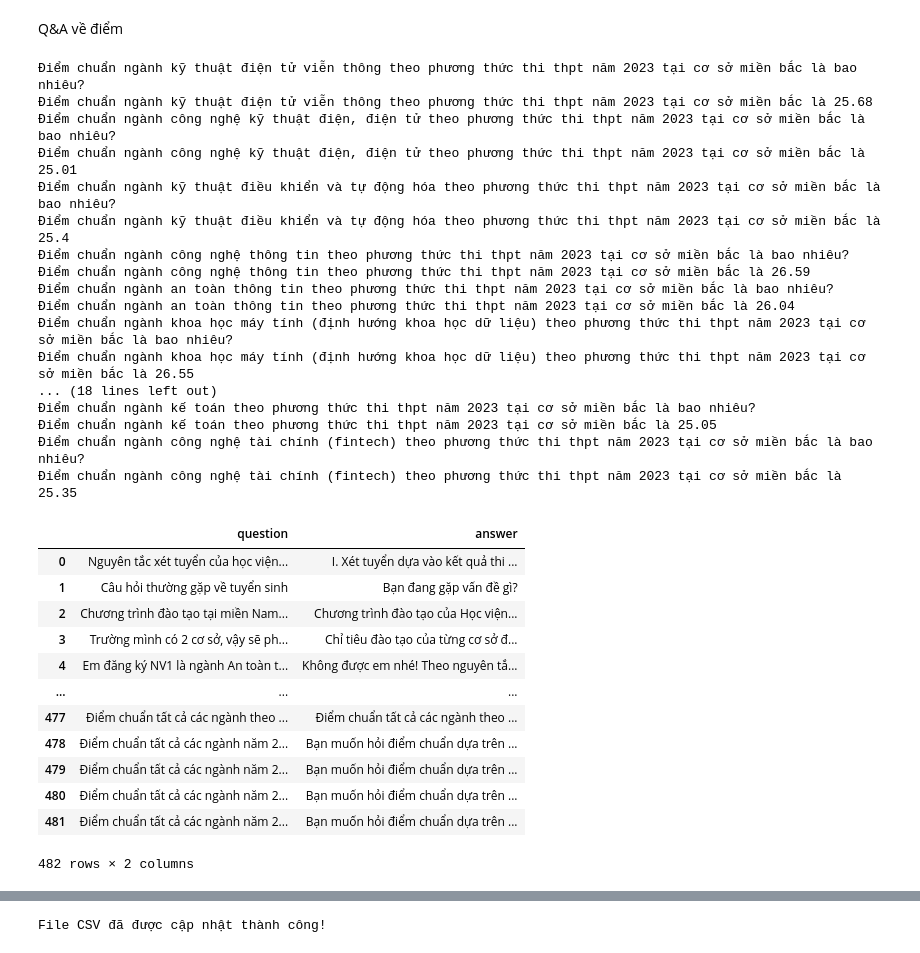
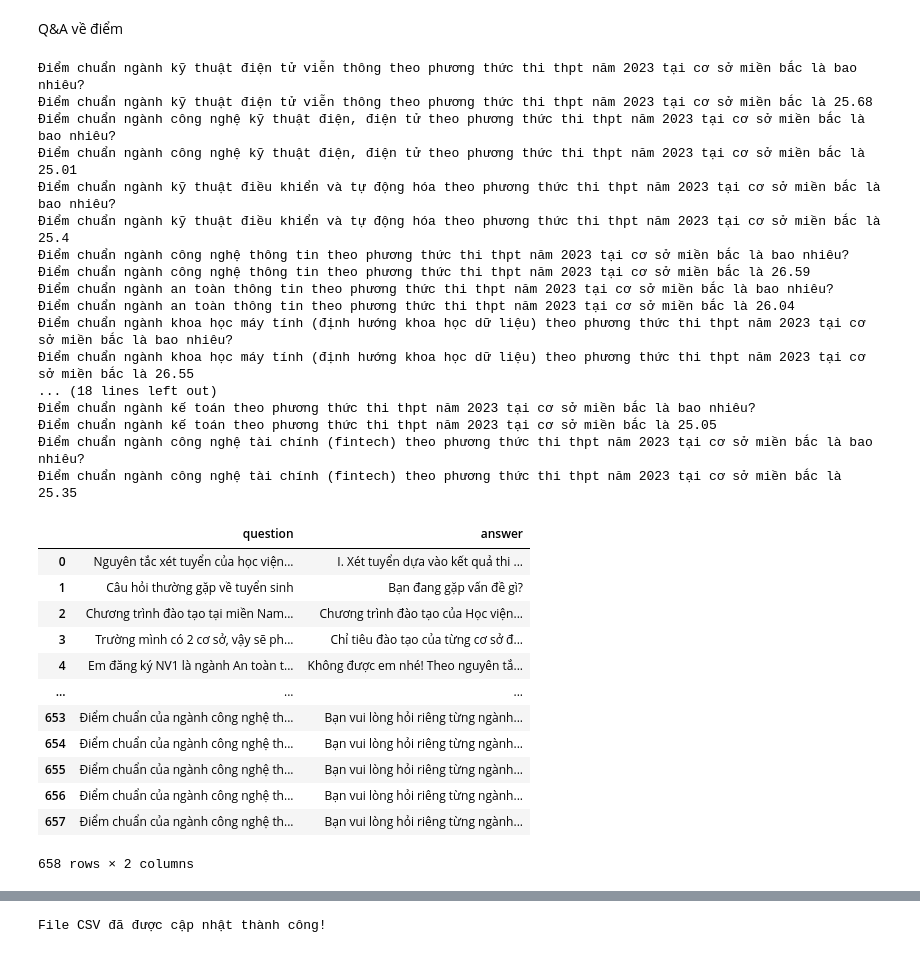
Before and after one commit to NguyenVanDuc0405/retrieval_chatbots, a Jupyter notebook: preprocess.ipynb, the cells around one changed output, grey strips where cells are left out. Drawn from its saved outputs; the diff is of its cells as text; code cells hidden in the pictures.

```diff
--- a/preprocess.ipynb
+++ b/preprocess.ipynb
@@ -81,7 +81,7 @@ import pandas as pd
 
 # Đọc file JSON
 df = pd.read_json('data\\tuyensinh_2024\\hoc_bong.json')
-q2 = "Học Viện có bao nhiêu loại học bổng"
+q2 = "Học viện có bao nhiêu loại học bổng"
 a2 = "Có 3 loại học bổng là: học bổng đặc biệt, học bổng toàn phần và học bổng cho thí sinh đạt thành tích cao"
 data['question'].append(q2)
 data['answer'].append(a2)
@@ -795,6 +871,13 @@ for id in ids:
             print("Câu trả lời:" + "\n" + a19)
             data['question'].append(q19)
             data['answer'].append(a19)
+
+            q19 = "Học phí của " + datajson['titleMajor'] +" năm 2024 là bao nhiêu?"
+            a19 = datajson['titleMajor'] + " có " + datajson['hocPhi'].lower()
+            print("Câu hỏi:" + "\n" +q19)
+            print("Câu trả lời:" + "\n" + a19)
+            data['question'].append(q19)
+            data['answer'].append(a19)
     else:
         print(f"File {filename} không tồn tại.")
 
@@ -868,7 +951,7 @@ data['question'].append(q2)
 data['answer'].append(a2.rstrip())
 
 q3 = "Điểm chuẩn tất cả các ngành năm 2021?"
-a3 = "Bạn muốn hỏi điểm chuẩn dựa trên phương thức xét tuyển nào, cơ sở miền bắc hay nam? Ví dụ về phương thức xét tuyển như xét tuyển kết hợp, thi thpt."
+a3 = "Bạn muốn hỏi điểm chuẩn dựa trên phương thức xét tuyển nào, cơ sở miền bắc hay nam? Ví dụ về phương thức xét tuyển như xét tuyển kết hợp, thi thpt, đánh giá năng lực, đánh giá tư duy."
 data['question'].append(q3)
 data['answer'].append(a3.rstrip())
 
@@ -877,39 +960,86 @@ a4 = "Bạn muốn hỏi điểm chuẩn dựa trên phương thức xét tuyể
 data['question'].append(q4)
 data['answer'].append(a4.rstrip())
 
+q4 = "Điểm chuẩn tất cả các ngành?"
+a4 = "Bạn muốn hỏi điểm chuẩn của năm nào, dựa trên phương thức xét tuyển nào, cơ sở miền bắc hay nam? Ví dụ về phương thức xét tuyển như xét tuyển kết hợp, thi thpt, đánh giá năng lực, đánh giá tư duy."
+data['question'].append(q4)
+data['answer'].append(a4.rstrip())
+
+q4 = "Điểm chuẩn các ngành của học viện?"
+a4 = "Bạn muốn hỏi điểm chuẩn của năm nào, dựa trên phương thức xét tuyển nào, cơ sở miền bắc hay nam? Ví dụ về phương thức xét tuyển như xét tuyển kết hợp, thi thpt, đánh giá năng lực, đánh giá tư duy."
+data['question'].append(q4)
+data['answer'].append(a4.rstrip())
+
+q4 = "Các ngành và điểm chuẩn tại cơ sở miền bắc?"
+a4 = "Bạn muốn hỏi điểm chuẩn của năm nào, dựa trên phương thức xét tuyển nào? Ví dụ về phương thức xét tuyển như xét tuyển kết hợp, thi thpt, đánh giá năng lực, đánh giá tư duy."
+data['question'].append(q4)
+data['answer'].append(a4.rstrip())
+
+q4 = "Các ngành và điểm chuẩn tại cơ sở miền nam?"
+a4 = "Bạn muốn hỏi điểm chuẩn của năm nào, dựa trên phương thức xét tuyển nào? Ví dụ về phương thức xét tuyển như xét tuyển kết hợp, thi thpt, đánh giá năng lực, đánh giá tư duy."
+data['question'].append(q4)
+data['answer'].append(a4.rstrip())
+
+q4 = "Điểm chuẩn của ngành công nghệ thông tin và an toàn thông tin là bao nhiêu?"
+a4 = "Bạn vui lòng hỏi riêng từng ngành một!"
+data['question'].append(q4)
+data['answer'].append(a4.rstrip())
+
+q4 = "Điểm chuẩn của ngành công nghệ thông tin và an toàn thông tin năm 2024 là bao nhiêu?"
+a4 = "Bạn vui lòng hỏi riêng từng ngành một!"
+data['question'].append(q4)
+data['answer'].append(a4.rstrip())
+
+q4 = "Điểm chuẩn của ngành công nghệ thông tin và an toàn thông tin năm 2023 là bao nhiêu?"
+a4 = "Bạn vui lòng hỏi riêng từng ngành một!"
+data['question'].append(q4)
+data['answer'].append(a4.rstrip())
+
+q4 = "Điểm chuẩn của ngành công nghệ thông tin và an toàn thông tin năm 2022 là bao nhiêu?"
+a4 = "Bạn vui lòng hỏi riêng từng ngành một!"
+data['question'].append(q4)
+data['answer'].append(a4.rstrip())
+
+q4 = "Điểm chuẩn của ngành công nghệ thông tin và an toàn thông tin năm 2021 là bao nhiêu?"
+a4 = "Bạn vui lòng hỏi riêng từng ngành một!"
+data['question'].append(q4)
+data['answer'].append(a4.rstrip())
+
+
+
 data_frame = pd.DataFrame(data)
 data_frame
 # %% [output]
 Điểm chuẩn ngành kỹ thuật điện tử viễn thông theo phương thức thi thpt năm 2023 tại cơ sở miền bắc là bao nhiêu?
 Điểm chuẩn ngành kỹ thuật điện tử viễn thông theo phương thức thi thpt năm 2023 tại cơ sở miền bắc là 25.68
 Điểm chuẩn ngành công nghệ kỹ thuật điện, điện tử theo phương thức thi thpt năm 2023 tại cơ sở miền bắc là bao nhiêu?
 Điểm chuẩn ngành công nghệ kỹ thuật điện, điện tử theo phương thức thi thpt năm 2023 tại cơ sở miền bắc là 25.01
 Điểm chuẩn ngành kỹ thuật điều khiển và tự động hóa theo phương thức thi thpt năm 2023 tại cơ sở miền bắc là bao nhiêu?
 Điểm chuẩn ngành kỹ thuật điều khiển và tự động hóa theo phương thức thi thpt năm 2023 tại cơ sở miền bắc là 25.4
 Điểm chuẩn ngành công nghệ thông tin theo phương thức thi thpt năm 2023 tại cơ sở miền bắc là bao nhiêu?
 Điểm chuẩn ngành công nghệ thông tin theo phương thức thi thpt năm 2023 tại cơ sở miền bắc là 26.59
 Điểm chuẩn ngành an toàn thông tin theo phương thức thi thpt năm 2023 tại cơ sở miền bắc là bao nhiêu?
 Điểm chuẩn ngành an toàn thông tin theo phương thức thi thpt năm 2023 tại cơ sở miền bắc là 26.04
 Điểm chuẩn ngành khoa học máy tính (định hướng khoa học dữ liệu) theo phương thức thi thpt năm 2023 tại cơ sở miền bắc là bao nhiêu?
 Điểm chuẩn ngành khoa học máy tính (định hướng khoa học dữ liệu) theo phương thức thi thpt năm 2023 tại cơ sở miền bắc là 26.55
 ... (18 lines left out)
 Điểm chuẩn ngành kế toán theo phương thức thi thpt năm 2023 tại cơ sở miền bắc là bao nhiêu?
 Điểm chuẩn ngành kế toán theo phương thức thi thpt năm 2023 tại cơ sở miền bắc là 25.05
 Điểm chuẩn ngành công nghệ tài chính (fintech) theo phương thức thi thpt năm 2023 tại cơ sở miền bắc là bao nhiêu?
 Điểm chuẩn ngành công nghệ tài chính (fintech) theo phương thức thi thpt năm 2023 tại cơ sở miền bắc là 25.35
 |  | question | answer |
 | 0 | Nguyên tắc xét tuyển của học viện... | I. Xét tuyển dựa vào kết quả thi ... |
 | 1 | Câu hỏi thường gặp về tuyển sinh | Bạn đang gặp vấn đề gì? |
 | 2 | Chương trình đào tạo tại miền Nam... | Chương trình đào tạo của Học viện... |
 | 3 | Trường mình có 2 cơ sở, vậy sẽ ph... | Chỉ tiêu đào tạo của từng cơ sở đ... |
 | 4 | Em đăng ký NV1 là ngành An toàn t... | Không được em nhé! Theo nguyên tắ... |
 | ... | ... | ... |
-| 477 | Điểm chuẩn tất cả các ngành theo ... | Điểm chuẩn tất cả các ngành theo ... |
-| 478 | Điểm chuẩn tất cả các ngành năm 2... | Bạn muốn hỏi điểm chuẩn dựa trên ... |
-| 479 | Điểm chuẩn tất cả các ngành năm 2... | Bạn muốn hỏi điểm chuẩn dựa trên ... |
-| 480 | Điểm chuẩn tất cả các ngành năm 2... | Bạn muốn hỏi điểm chuẩn dựa trên ... |
-| 481 | Điểm chuẩn tất cả các ngành năm 2... | Bạn muốn hỏi điểm chuẩn dựa trên ... |
+| 653 | Điểm chuẩn của ngành công nghệ th... | Bạn vui lòng hỏi riêng từng ngành... |
+| 654 | Điểm chuẩn của ngành công nghệ th... | Bạn vui lòng hỏi riêng từng ngành... |
+| 655 | Điểm chuẩn của ngành công nghệ th... | Bạn vui lòng hỏi riêng từng ngành... |
+| 656 | Điểm chuẩn của ngành công nghệ th... | Bạn vui lòng hỏi riêng từng ngành... |
+| 657 | Điểm chuẩn của ngành công nghệ th... | Bạn vui lòng hỏi riêng từng ngành... |
-482 rows × 2 columns
+658 rows × 2 columns
 # %%
 import pandas as pd
 
```
Also changed, not shown: parts of 37 cells of this notebook, 15 other files.
